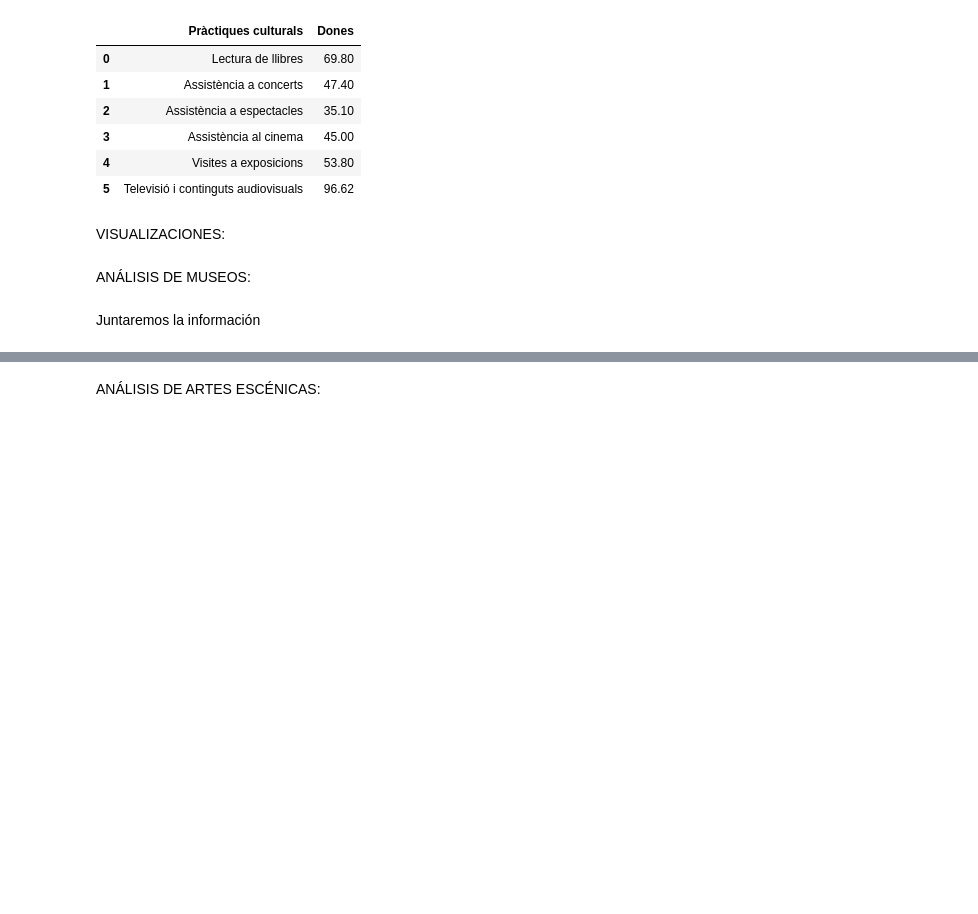
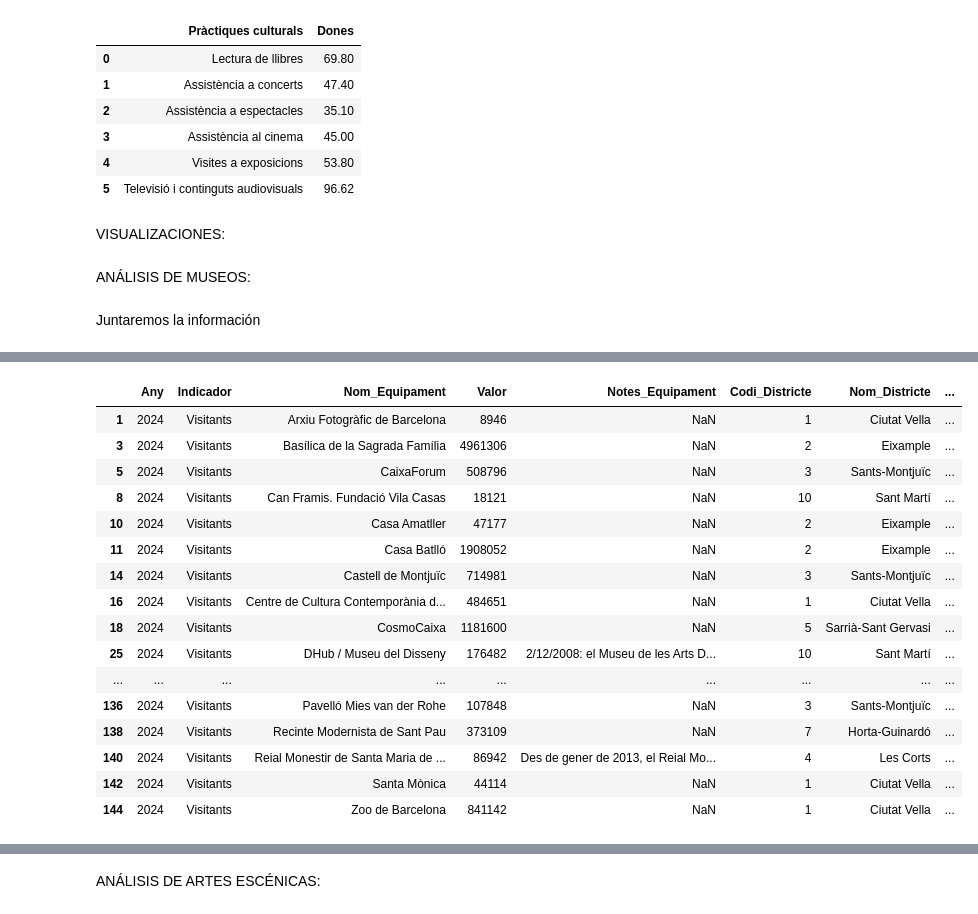
Before and after one commit to julio-bp/Cultura_Barcelona, a Jupyter notebook: proyecto3.ipynb, the cells around one changed output, grey strips where cells are left out. Cells and saved outputs as stored; diff of their text form; code cells hidden in the pictures; blank space fills up the shorter version.

```diff
--- a/proyecto3.ipynb
+++ b/proyecto3.ipynb
@@ -1339,0 +1447,24 @@ df_museos
+# %%
+df_visitants_museos = df_museos[
+    df_museos["Indicador"] == "Visitants"
+]
+# %%
+df_visitants_museos
+# %% [output]
+|  | Any | Indicador | Nom_Equipament | Valor | Notes_Equipament | Codi_Districte | Nom_Districte | ... |
+| 1 | 2024 | Visitants | Arxiu Fotogràfic de Barcelona | 8946 | NaN | 1 | Ciutat Vella | ... |
+| 3 | 2024 | Visitants | Basílica de la Sagrada Família | 4961306 | NaN | 2 | Eixample | ... |
+| 5 | 2024 | Visitants | CaixaForum | 508796 | NaN | 3 | Sants-Montjuïc | ... |
+| 8 | 2024 | Visitants | Can Framis. Fundació Vila Casas | 18121 | NaN | 10 | Sant Martí | ... |
+| 10 | 2024 | Visitants | Casa Amatller | 47177 | NaN | 2 | Eixample | ... |
+| 11 | 2024 | Visitants | Casa Batlló | 1908052 | NaN | 2 | Eixample | ... |
+| 14 | 2024 | Visitants | Castell de Montjuïc | 714981 | NaN | 3 | Sants-Montjuïc | ... |
+| 16 | 2024 | Visitants | Centre de Cultura Contemporània d... | 484651 | NaN | 1 | Ciutat Vella | ... |
+| 18 | 2024 | Visitants | CosmoCaixa | 1181600 | NaN | 5 | Sarrià-Sant Gervasi | ... |
+| 25 | 2024 | Visitants | DHub / Museu del Disseny | 176482 | 2/12/2008: el Museu de les Arts D... | 10 | Sant Martí | ... |
+| ... | ... | ... | ... | ... | ... | ... | ... | ... |
+| 136 | 2024 | Visitants | Pavelló Mies van der Rohe | 107848 | NaN | 3 | Sants-Montjuïc | ... |
+| 138 | 2024 | Visitants | Recinte Modernista de Sant Pau | 373109 | NaN | 7 | Horta-Guinardó | ... |
+| 140 | 2024 | Visitants | Reial Monestir de Santa Maria de ... | 86942 | Des de gener de 2013, el Reial Mo... | 4 | Les Corts | ... |
+| 142 | 2024 | Visitants | Santa Mònica | 44114 | NaN | 1 | Ciutat Vella | ... |
+| 144 | 2024 | Visitants | Zoo de Barcelona | 841142 | NaN | 1 | Ciutat Vella | ... |
```
Also changed, not shown: parts of 57 cells of this notebook.
